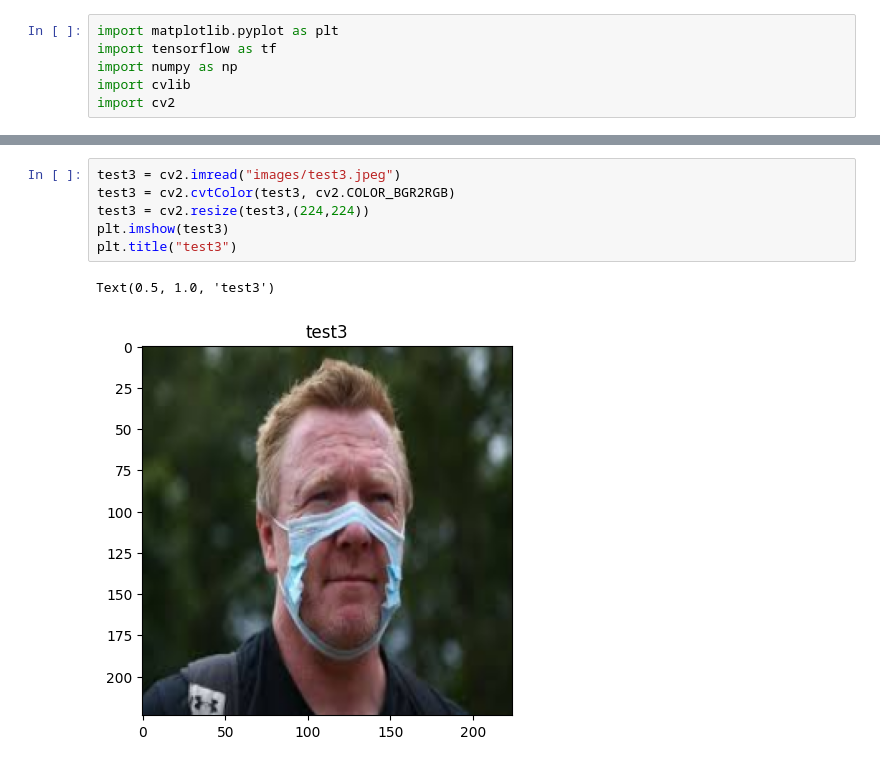
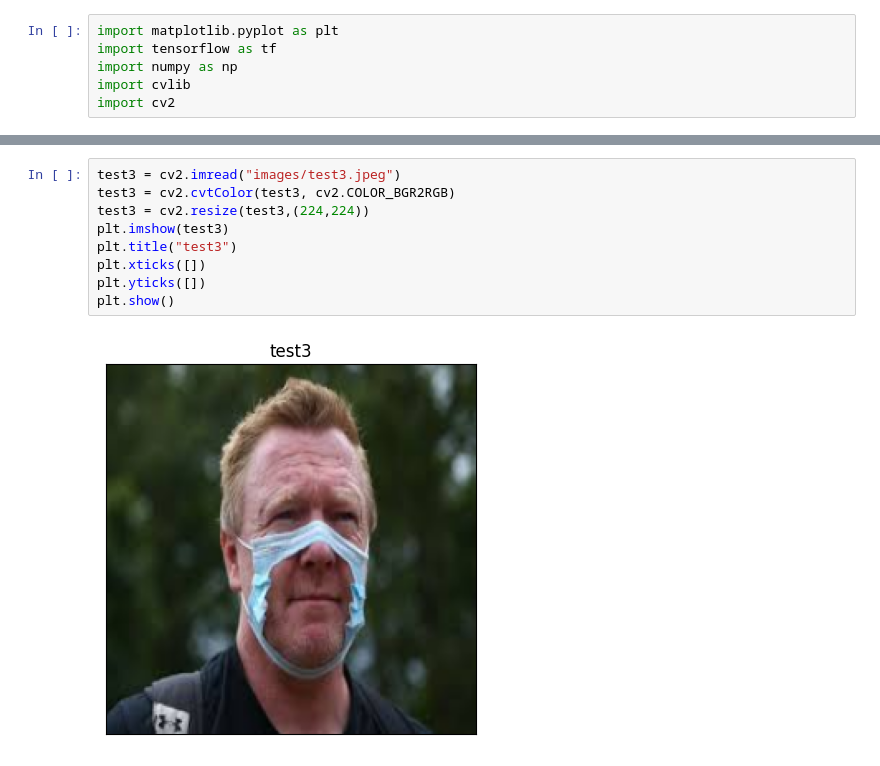
Before and after one commit to Nurik1002/RealTimeMaskDetection, a Jupyter notebook: TestModel.ipynb, the cells around one changed output, grey strips where cells are left out. Drawn from its saved outputs; the diff is of its cells as text.

```diff
--- a/TestModel.ipynb
+++ b/TestModel.ipynb
@@ -25,9 +50,11 @@ Text(0.5, 1.0, 'test2')
 # %%
 test3 = cv2.imread("images/test3.jpeg")
 test3 = cv2.cvtColor(test3, cv2.COLOR_BGR2RGB)
 test3 = cv2.resize(test3,(224,224))
 plt.imshow(test3)
 plt.title("test3")
+plt.xticks([])
+plt.yticks([])
+plt.show()
 # %% [output]
-Text(0.5, 1.0, 'test3')
-[figure, old version]
+[figure, new version]
```
Also changed, not shown: parts of 11 cells of this notebook, 1 other file.
